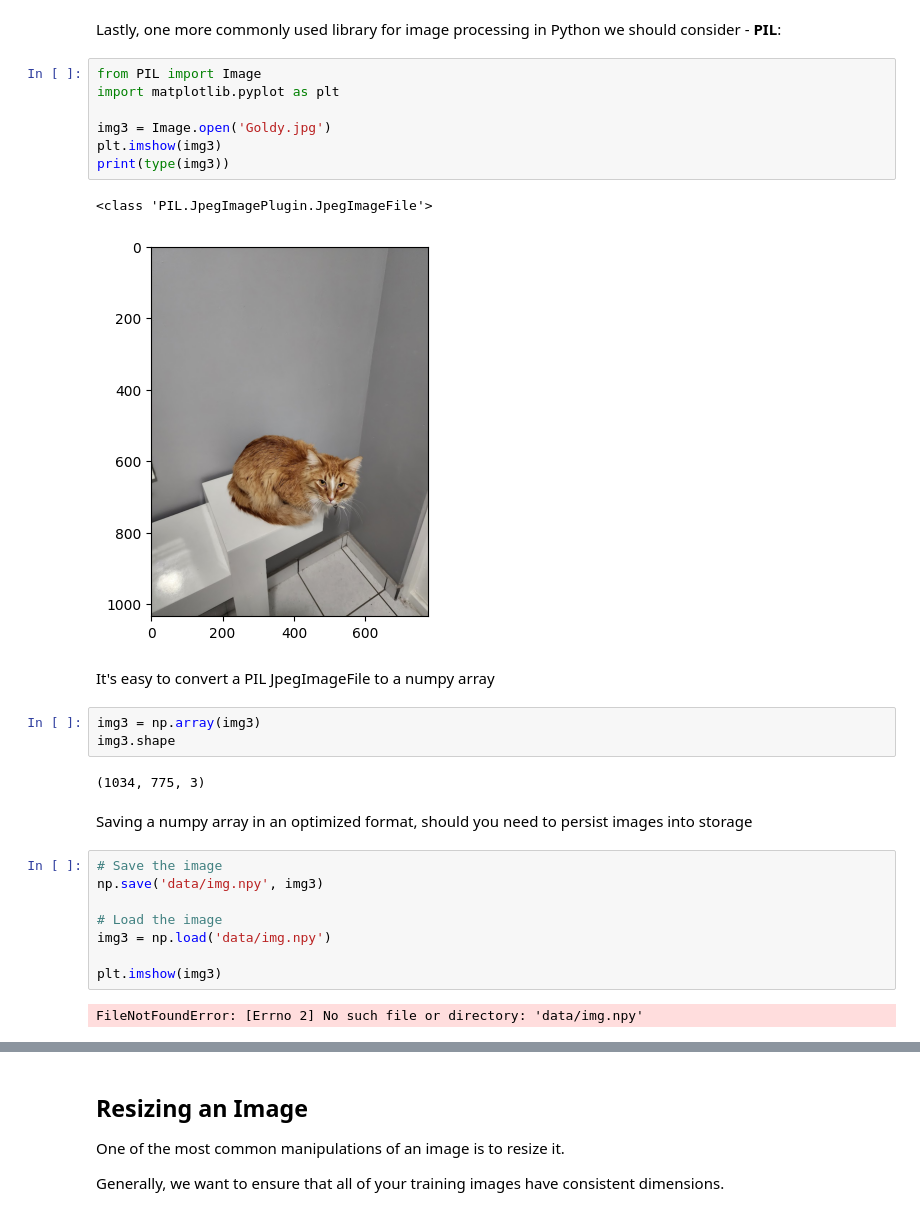
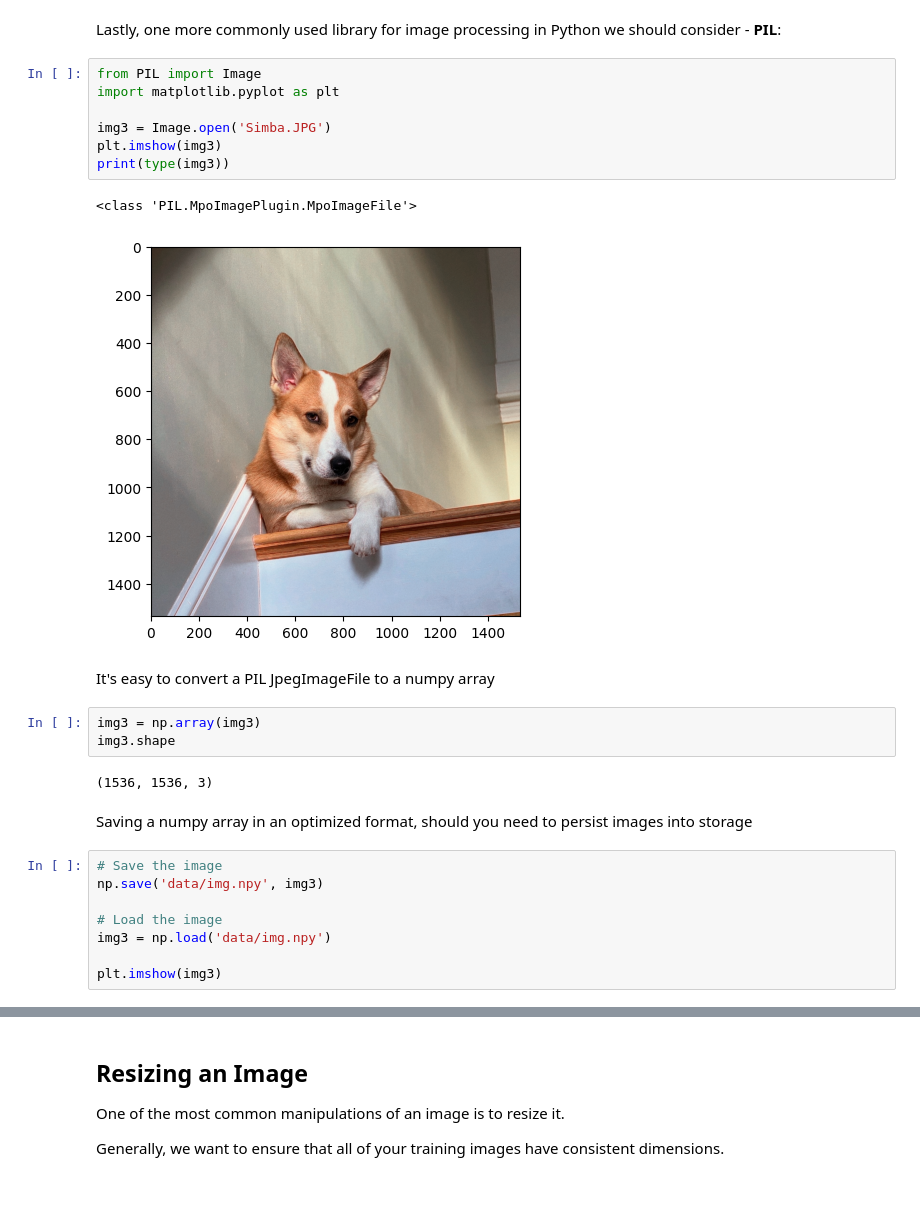
Before and after one commit to jrebull/Vision, a Jupyter notebook: Violinistas_2_2_Simple_ImgProcessing.ipynb, the cells around one changed output, grey strips where cells are left out. Cells and saved outputs as stored; diff of their text form.

```diff
--- a/Violinistas_2_2_Simple_ImgProcessing.ipynb
+++ b/Violinistas_2_2_Simple_ImgProcessing.ipynb
@@ -252,20 +264,20 @@ Lastly, one more commonly used library for image processing in Python we should
 # %%
 from PIL import Image
 import matplotlib.pyplot as plt
 
-img3 = Image.open('Goldy.jpg')
+img3 = Image.open('Simba.JPG')
 plt.imshow(img3)
 print(type(img3))
 # %% [output]
-<class 'PIL.JpegImagePlugin.JpegImageFile'>
+<class 'PIL.MpoImagePlugin.MpoImageFile'>
-[figure, old version]
+[figure, new version]
 # %% [markdown]
 It's easy to convert a PIL JpegImageFile to a numpy array
 # %%
 img3 = np.array(img3)
 img3.shape
 # %% [output]
-(1034, 775, 3)
+(1536, 1536, 3)
 # %% [markdown]
 Saving a numpy array in an optimized format, should you need to persist images into storage
 # %%
@@ -276,5 +288,3 @@ np.save('data/img.npy', img3)
 img3 = np.load('data/img.npy')
 
 plt.imshow(img3)
-# %% [output]
-FileNotFoundError: [Errno 2] No such file or directory: 'data/img.npy'
```
Also changed, not shown: parts of 13 cells of this notebook.
